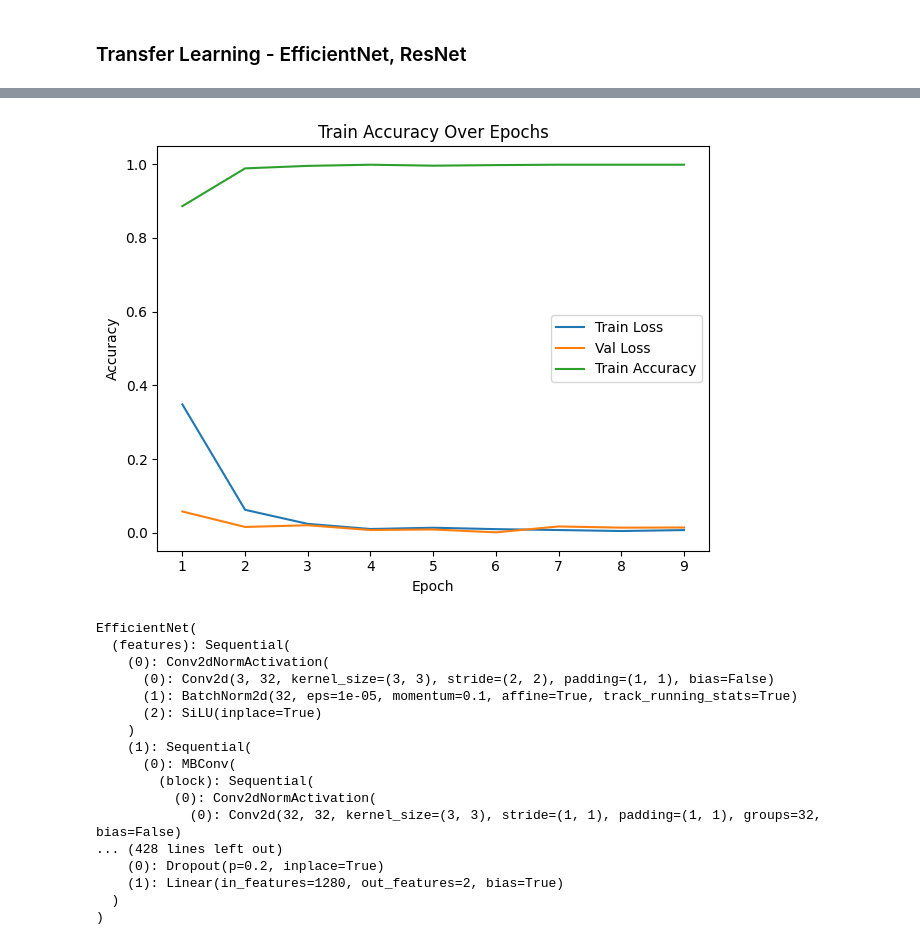
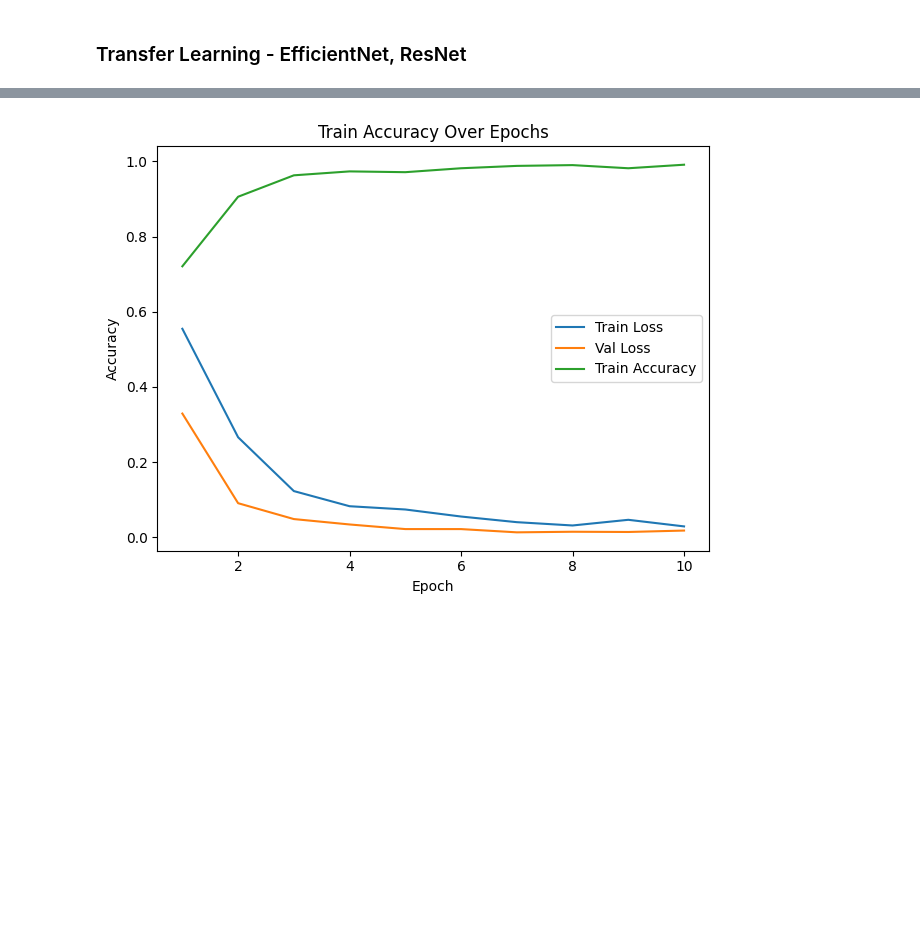
Before and after one commit to shinnew9/Apziva_practice_code, a Jupyter notebook: Project4-MonReader/2nd_TransferLearning_EfficientNet,ResNet.ipynb, the cells around one changed output, grey strips where cells are left out. Drawn from its saved outputs; the diff is of its cells as text; code cells hidden in the pictures; blank space fills up the shorter version.

```diff
--- a/Project4-MonReader/2nd_TransferLearning_EfficientNet,ResNet.ipynb
+++ b/Project4-MonReader/2nd_TransferLearning_EfficientNet,ResNet.ipynb
@@ -70,4 +90,14 @@ df_test.head()
 | 2 | /content/drive/MyDrive/Apziva/4th... | flip |
 | 3 | /content/drive/MyDrive/Apziva/4th... | flip |
 | 4 | /content/drive/MyDrive/Apziva/4th... | flip |
+# %%
+# Image size and transform, Augmentting Images
+transform = transforms.Compose([
+    transforms.Resize((128, 128)),
+    transforms.RandomHorizontalFlip(),
+    transforms.RandomRotation(degrees=15),
+    transforms.ColorJitter(brightness=0.3, contrast=0.3),
+    transforms.RandomPerspective(distortion_scale=0.2, p=0.5),
+    transforms.ToTensor(),
+])
 # %%
@@ -193,7 +240,7 @@ optimizer_res = optim.Adam(resnet_model.parameters(), lr=1e-4)
 import matplotlib.pyplot as plt
 
 
-def train_model(model, optimizer, train_loader, val_loader, num_epochs=20, patience=3):
+def train_model(model=eff_model, optimizer=optimizer_eff, train_loader=train_loader, val_loader=val_loader, num_epochs=20, patience=3):
   best_loss = float('inf')
   patience_counter = 0
   model = model.to(device)
@@ -293,5 +340,6 @@ def train_model(model, optimizer, train_loader, val_loader, num_epochs=20, patie
 
   return model
 # %%
-train_model(eff_model, optimizer_eff, train_loader, val_loader, num_epochs=20, patience=3)
+print("Training EfficientNet...")
+trained_eff_model = train_model(eff_model, optimizer_eff, train_loader, val_loader, num_epochs=20, patience=3)
 # %% [output]
@@ -308,18 +358 @@ Epoch [9/20] Train Loss: 0.0075 Acc: 0.9984| Val Loss: 0.0144
-[figure, old version]
+[figure, new version]
-EfficientNet(
-  (features): Sequential(
-    (0): Conv2dNormActivation(
-      (0): Conv2d(3, 32, kernel_size=(3, 3), stride=(2, 2), padding=(1, 1), bias=False)
-      (1): BatchNorm2d(32, eps=1e-05, momentum=0.1, affine=True, track_running_stats=True)
-      (2): SiLU(inplace=True)
-    )
-    (1): Sequential(
-      (0): MBConv(
-        (block): Sequential(
-          (0): Conv2dNormActivation(
-            (0): Conv2d(32, 32, kernel_size=(3, 3), stride=(1, 1), padding=(1, 1), groups=32, bias=False)
-... (428 lines left out)
-    (0): Dropout(p=0.2, inplace=True)
-    (1): Linear(in_features=1280, out_features=2, bias=True)
-  )
-)
```
Also changed, not shown: parts of 12 cells of this notebook.
